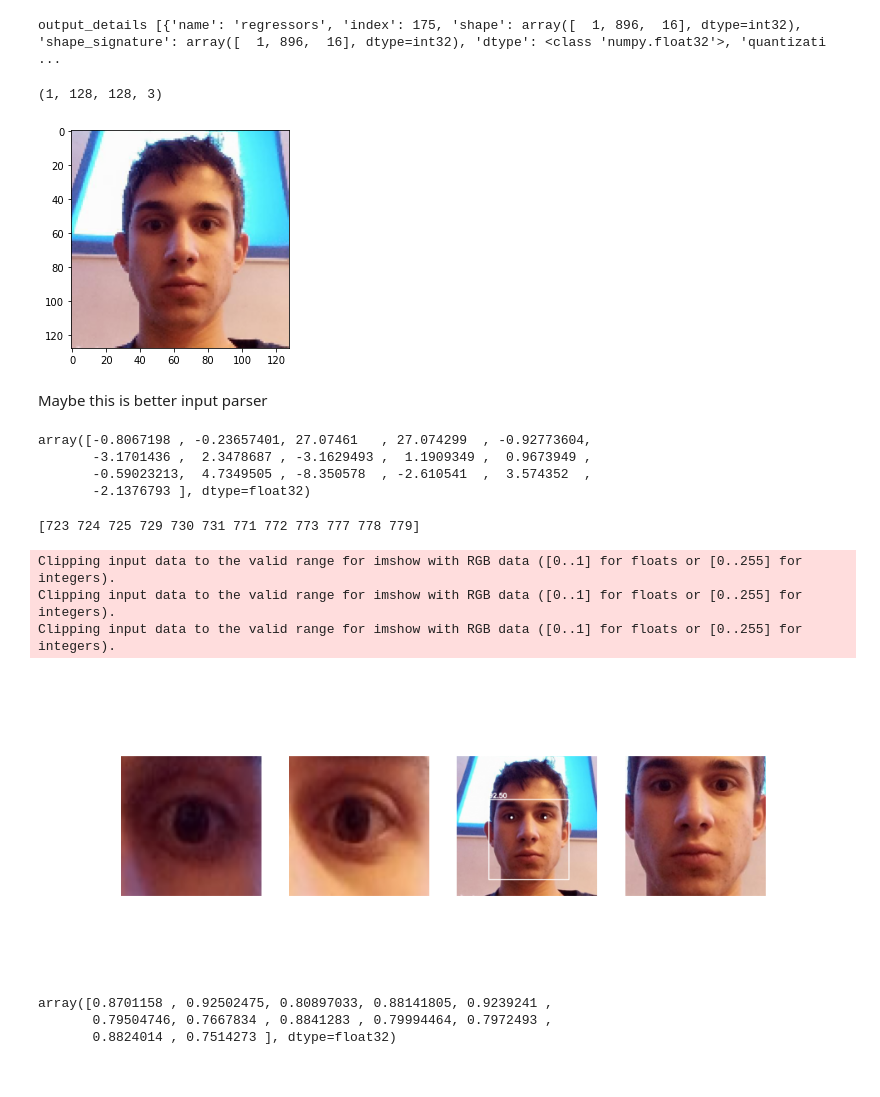
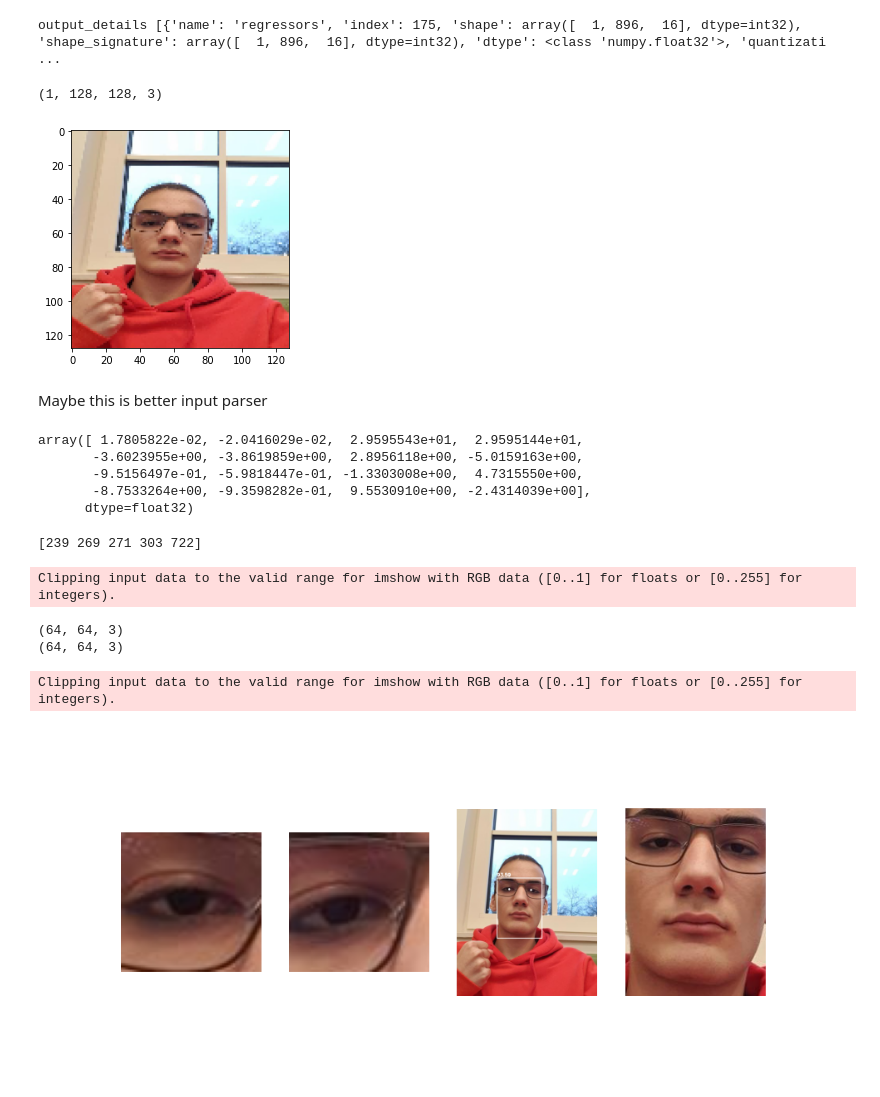
Before and after one commit to hot-cat/githubFolder, a Jupyter notebook: tryingFaceDec.ipynb, the cells around one changed output. Cells and saved outputs as stored; diff of their text form; code cells hidden in the pictures.

Commit message:
more images

```diff
--- a/tryingFaceDec.ipynb
+++ b/tryingFaceDec.ipynb
@@ -19,7 +19,7 @@ import cv2
 import matplotlib.pyplot as plt
 
 dim =  128
-image = cv2.imread('metest.jpg')
+image = cv2.imread('mitio.jpg')
 # image = cv2.cvtColor(image, cv2.COLOR_BGR2RGB)
 # plt.imshow(image)
 
@@ -38,7 +38,7 @@ img_input = (img - 0.5) / 0.5
 img_input.shape
 # %% [output]
 (1, 128, 128, 3)
-[figure, old version]
+[figure, new version]
 # %% [markdown]
 Maybe this is better input parser
 # %%
@@ -73,10 +73,11 @@ output1 =  np.squeeze(interpreter.get_tensor(output_details[1]['index']))
 
 output0[0]
 # %% [output]
-array([-0.8067198 , -0.23657401, 27.07461   , 27.074299  , -0.92773604,
-       -3.1701436 ,  2.3478687 , -3.1629493 ,  1.1909349 ,  0.9673949 ,
-       -0.59023213,  4.7349505 , -8.350578  , -2.610541  ,  3.574352  ,
-       -2.1376793 ], dtype=float32)
+array([ 1.7805822e-02, -2.0416029e-02,  2.9595543e+01,  2.9595144e+01,
+       -3.6023955e+00, -3.8619859e+00,  2.8956118e+00, -5.0159163e+00,
+       -9.5156497e-01, -5.9818447e-01, -1.3303008e+00,  4.7315550e+00,
+       -8.7533264e+00, -9.3598282e-01,  9.5530910e+00, -2.4314039e+00],
+      dtype=float32)
 # %%
 scoreThreshold = 0.7
 iouThreshold = 0.3
@@ -272,7 +273,7 @@ def extractDetections( output0, goodDetectionsIndices):
 boxes, keypoints = extractDetections(output0, goodDetectionsIndices)
 print(goodDetectionsIndices)
 # %% [output]
-[723 724 725 729 730 731 771 772 773 777 778 779]
+[239 269 271 303 722]
 # %%
 # for boundingBox in boxes:
 #     x1 = (img_width * boundingBox[0]).astype(int)
@@ -306,61 +307,61 @@ y2 = (img_height * boxes[maxScore,3]).astype(int)
 
 fig.add_subplot(1,4, 4)
 plt.imshow(img[y1:y2, x1:x2,0:3])
+
 plt.axis("off")
 
 cv2.rectangle(drawImg, (x1, y1), (x2, y2), (22, 22, 250), 2)
 cv2.putText(drawImg, '{:.2f}'.format(scores[maxScore]*100), (x1, y1 - 6)
 								, cv2.FONT_HERSHEY_SIMPLEX, 0.6, (22, 22, 250), 2)
 
 
 
 w = (boxes[maxScore,2]-boxes[maxScore,0])/3*img_width
 h = (boxes[maxScore,3]-boxes[maxScore,1])/4*img_height
 center = img.shape
-
+crop_img = []
 
 for j in range(0,2):
     xKeypoint = (keypoints[maxScore,j,0] * img_width).astype(int)
     yKeypoint = (keypoints[maxScore,j,1] * img_height).astype(int)
     cv2.circle(drawImg,(xKeypoint,yKeypoint), 4, (214, 202, 18), -1)
 
     crop_img = img[int(yKeypoint-h/2):int(yKeypoint+h/2), int(xKeypoint-w/2):int(xKeypoint+w/2), 0:3]
     fig.add_subplot(1,4, j+1)
-    if j == 0:crop_img = cv2.flip(crop_img, 1)
+    if j == 1:crop_img = cv2.flip(crop_img, 1)
     crop_img = tf.image.resize(crop_img, [  64,  64],
 									method='bicubic', preserve_aspect_ratio=False)
+    print(crop_img.shape)
+    cv2.imwrite(f"eye{j}.jpg",np.float32(crop_img)*255)
     plt.imshow(crop_img)
     plt.axis("off")
 
 fig.add_subplot(1,4, 3)
 plt.imshow(drawImg)
 plt.axis("off")
 
 plt.show()
 # %% [output]
 Clipping input data to the valid range for imshow with RGB data ([0..1] for floats or [0..255] for integers).
-Clipping input data to the valid range for imshow with RGB data ([0..1] for floats or [0..255] for integers).
-Clipping input data to the valid range for imshow with RGB data ([0..1] for floats or [0..255] for integers).
+(64, 64, 3)
+(64, 64, 3)
+Clipping input data to the valid range for imshow with RGB data ([0..1] for floats or [0..255] for integers).
-[figure, old version]
+[figure, new version]
 # %%
-class Results:
-	def __init__(self, boxes, keypoints, scores):
-		boxes = boxes
-		keypoints = keypoints
-		scores = scores
-def filterWithNonMaxSupression( boxes, keypoints, scores):
-		# Filter based on non max suppression
-		selected_indices = tf.image.non_max_suppression(boxes, scores, 1, iouThreshold)
-		filtered_boxes = tf.gather(boxes, selected_indices).numpy()
-		filtered_keypoints = tf.gather(keypoints, selected_indices).numpy()
-		filtered_scores = tf.gather(scores, selected_indices).numpy()
+# class Results:
+# 	def __init__(self, boxes, keypoints, scores):
+# 		boxes = boxes
+# 		keypoints = keypoints
+# 		scores = scores
+# def filterWithNonMaxSupression( boxes, keypoints, scores):
+# 		# Filter based on non max suppression
+# 		selected_indices = tf.image.non_max_suppression(boxes, scores, 1, iouThreshold)
+# 		filtered_boxes = tf.gather(boxes, selected_indices).numpy()
+# 		filtered_keypoints = tf.gather(keypoints, selected_indices).numpy()
+# 		filtered_scores = tf.gather(scores, selected_indices).numpy()
 
-		detectionResults = Results(filtered_boxes, filtered_keypoints, filtered_scores)
-		return detectionResults
+# 		detectionResults = Results(filtered_boxes, filtered_keypoints, filtered_scores)
+# 		return detectionResults
 
-detectionResults = filterWithNonMaxSupression(boxes, keypoints, scores)
-scores
+# detectionResults = filterWithNonMaxSupression(boxes, keypoints, scores)
+# scores
-# %% [output]
-array([0.8701158 , 0.92502475, 0.80897033, 0.88141805, 0.9239241 ,
-       0.79504746, 0.7667834 , 0.8841283 , 0.79994464, 0.7972493 ,
-       0.8824014 , 0.7514273 ], dtype=float32)
```
Also changed, not shown: parts of 2 cells of this notebook, 4 other files.
